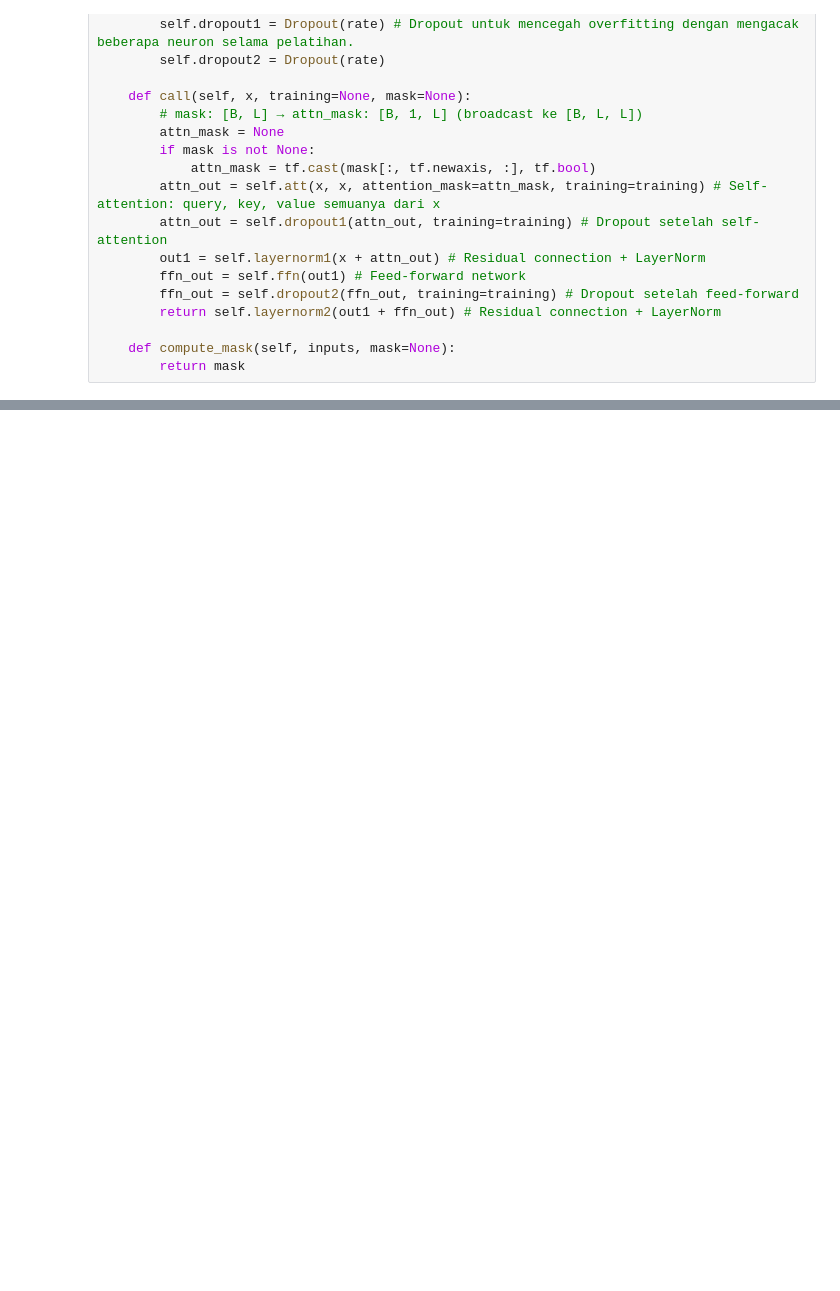
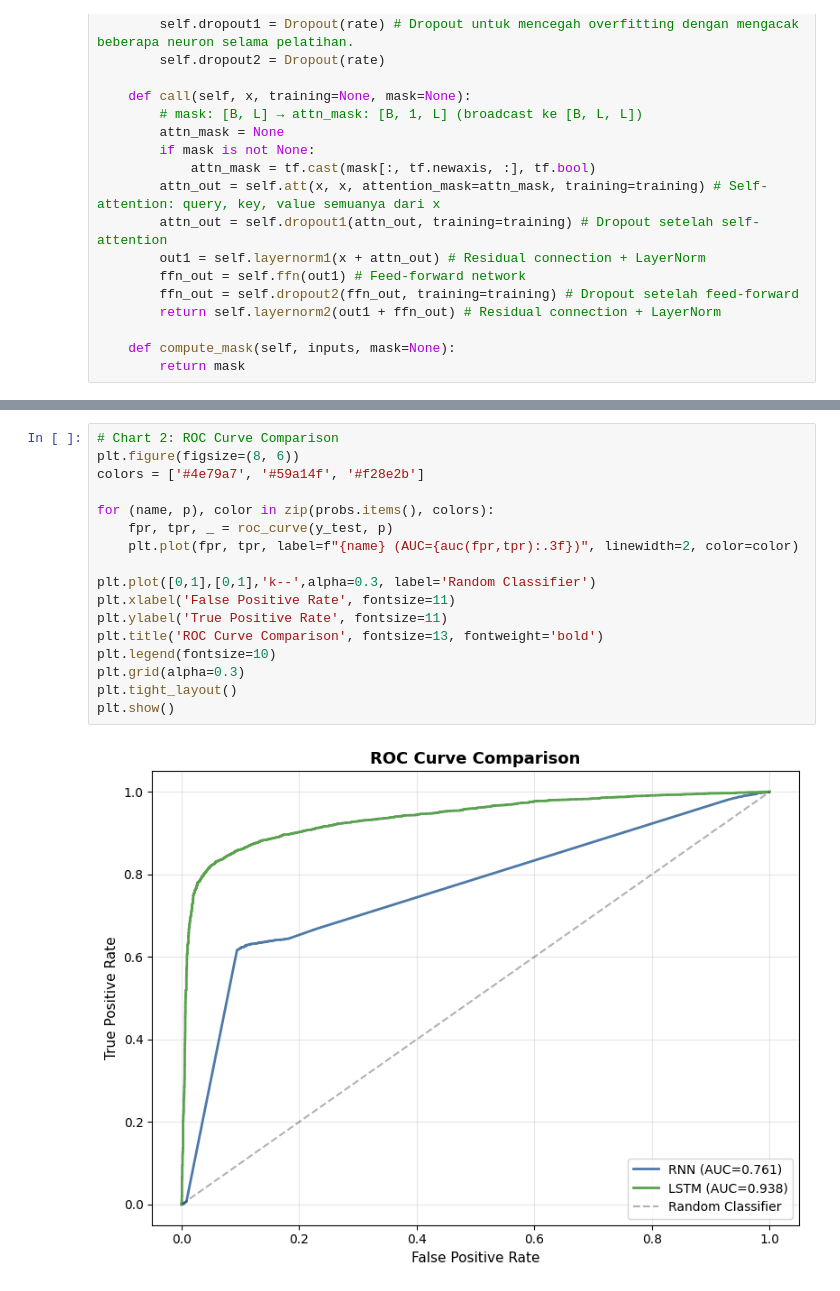
Before and after one commit to iDesxtop/Tugas-3-Transformer_Kelompok-3, a Jupyter notebook: Klasifikasi/Transformer_New.ipynb, the cells around one changed output, grey strips where cells are left out. Drawn from its saved outputs; the diff is of its cells as text; blank space fills up the shorter version.

```diff
--- a/Klasifikasi/Transformer_New.ipynb
+++ b/Klasifikasi/Transformer_New.ipynb
@@ -781,0 +1200,19 @@ plt.show()
+# %%
+# Chart 2: ROC Curve Comparison
+plt.figure(figsize=(8, 6))
+colors = ['#4e79a7', '#59a14f', '#f28e2b']
+
+for (name, p), color in zip(probs.items(), colors):
+    fpr, tpr, _ = roc_curve(y_test, p)
+    plt.plot(fpr, tpr, label=f"{name} (AUC={auc(fpr,tpr):.3f})", linewidth=2, color=color)
+
+plt.plot([0,1],[0,1],'k--',alpha=0.3, label='Random Classifier')
+plt.xlabel('False Positive Rate', fontsize=11)
+plt.ylabel('True Positive Rate', fontsize=11)
+plt.title('ROC Curve Comparison', fontsize=13, fontweight='bold')
+plt.legend(fontsize=10)
+plt.grid(alpha=0.3)
+plt.tight_layout()
+plt.show()
+# %% [output]
+[figure, added]
```
Also changed, not shown: parts of 40 cells of this notebook, 10 other files.
